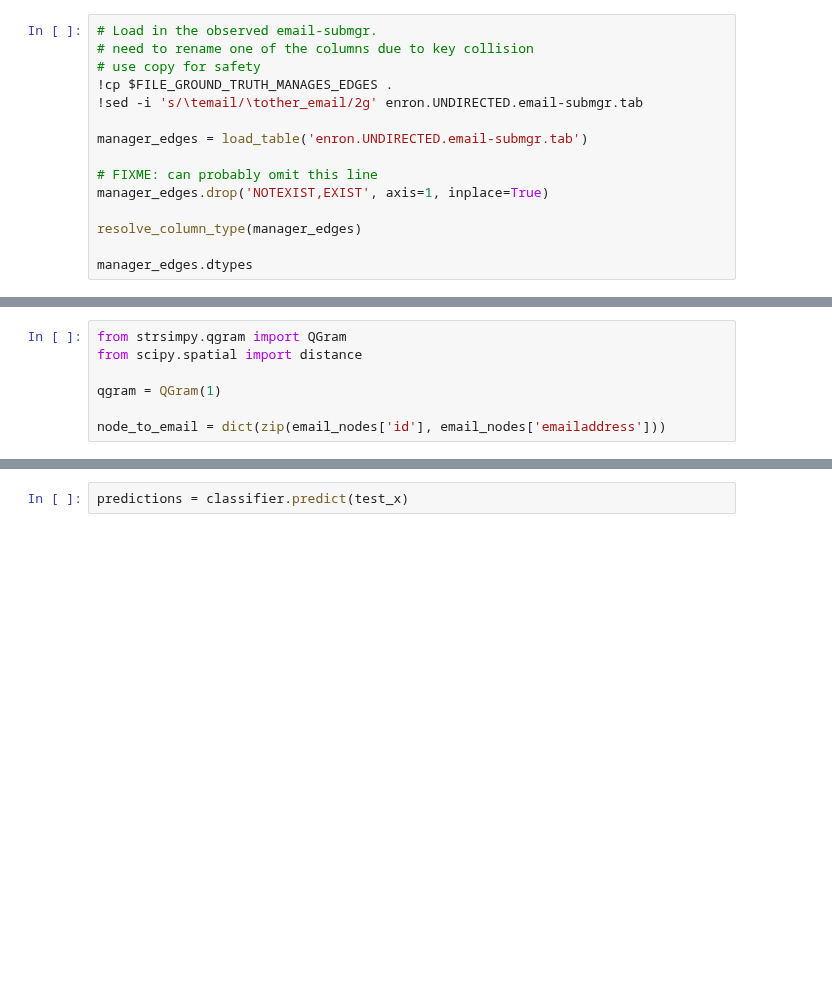
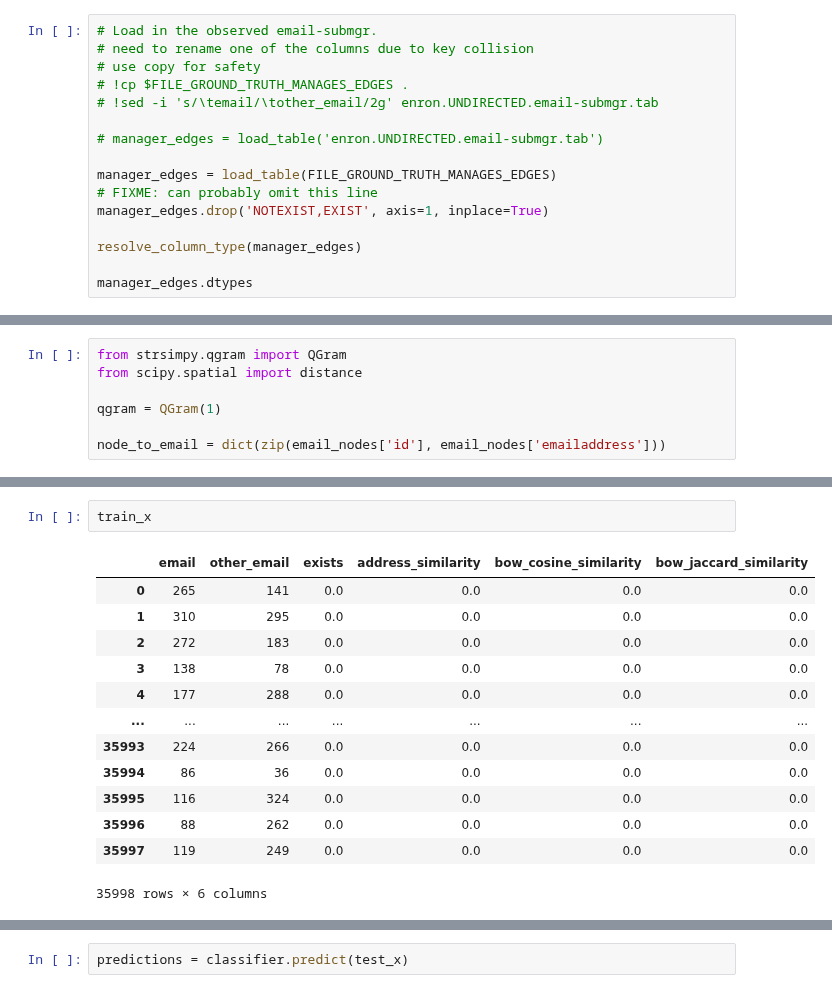
Before and after one commit to linqs/collective-graph-identification, a Jupyter notebook: scripts/Data Refactor.ipynb, the cells around one changed output, grey strips where cells are left out. Drawn from its saved outputs; the diff is of its cells as text; blank space fills up the shorter version.

```diff
--- a/scripts/Data Refactor.ipynb
+++ b/scripts/Data Refactor.ipynb
@@ -302,11 +336,12 @@ full_set_coref_edges_obs = pd.concat([coref_obs, pd.DataFrame(row_list)], ignore
 # Load in the observed email-submgr.
 # need to rename one of the columns due to key collision
 # use copy for safety
-!cp $FILE_GROUND_TRUTH_MANAGES_EDGES .
-!sed -i 's/\temail/\tother_email/2g' enron.UNDIRECTED.email-submgr.tab
+# !cp $FILE_GROUND_TRUTH_MANAGES_EDGES .
+# !sed -i 's/\temail/\tother_email/2g' enron.UNDIRECTED.email-submgr.tab
 
-manager_edges = load_table('enron.UNDIRECTED.email-submgr.tab')
+# manager_edges = load_table('enron.UNDIRECTED.email-submgr.tab')
 
+manager_edges = load_table(FILE_GROUND_TRUTH_MANAGES_EDGES)
 # FIXME: can probably omit this line
 manager_edges.drop('NOTEXIST,EXIST', axis=1, inplace=True)
 
@@ -490,3 +646,19 @@ node_to_email = dict(zip(email_nodes['id'], email_nodes['emailaddress']))
+# %%
+train_x
+# %% [output]
+|  | email | other_email | exists | address_similarity | bow_cosine_similarity | bow_jaccard_similarity |
+| 0 | 265 | 141 | 0.0 | 0.0 | 0.0 | 0.0 |
+| 1 | 310 | 295 | 0.0 | 0.0 | 0.0 | 0.0 |
+| 2 | 272 | 183 | 0.0 | 0.0 | 0.0 | 0.0 |
+| 3 | 138 | 78 | 0.0 | 0.0 | 0.0 | 0.0 |
+| 4 | 177 | 288 | 0.0 | 0.0 | 0.0 | 0.0 |
+| ... | ... | ... | ... | ... | ... | ... |
+| 35993 | 224 | 266 | 0.0 | 0.0 | 0.0 | 0.0 |
+| 35994 | 86 | 36 | 0.0 | 0.0 | 0.0 | 0.0 |
+| 35995 | 116 | 324 | 0.0 | 0.0 | 0.0 | 0.0 |
+| 35996 | 88 | 262 | 0.0 | 0.0 | 0.0 | 0.0 |
+| 35997 | 119 | 249 | 0.0 | 0.0 | 0.0 | 0.0 |
+35998 rows × 6 columns
 # %%
 # Calculate features for Training set
 
```
Also changed, not shown: parts of 35 cells of this notebook.
